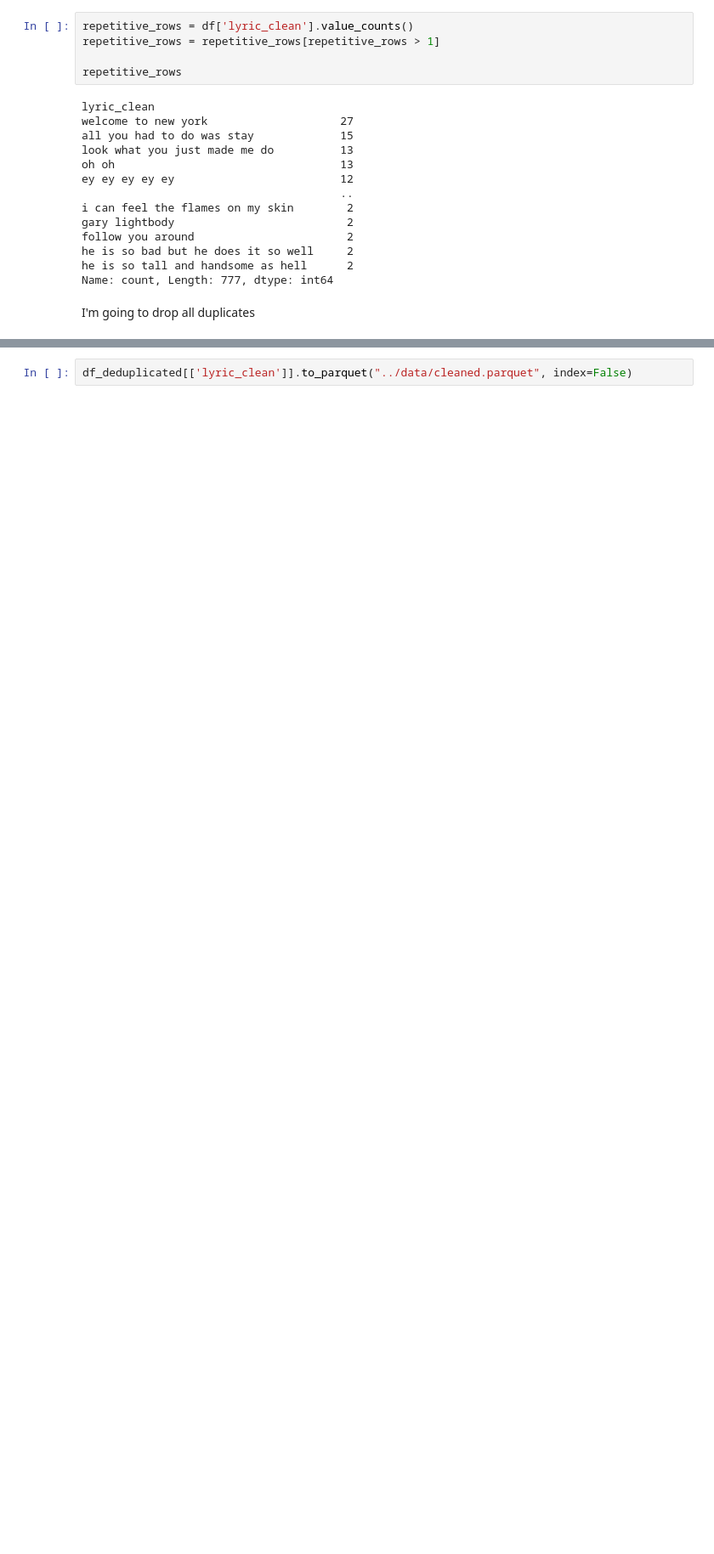
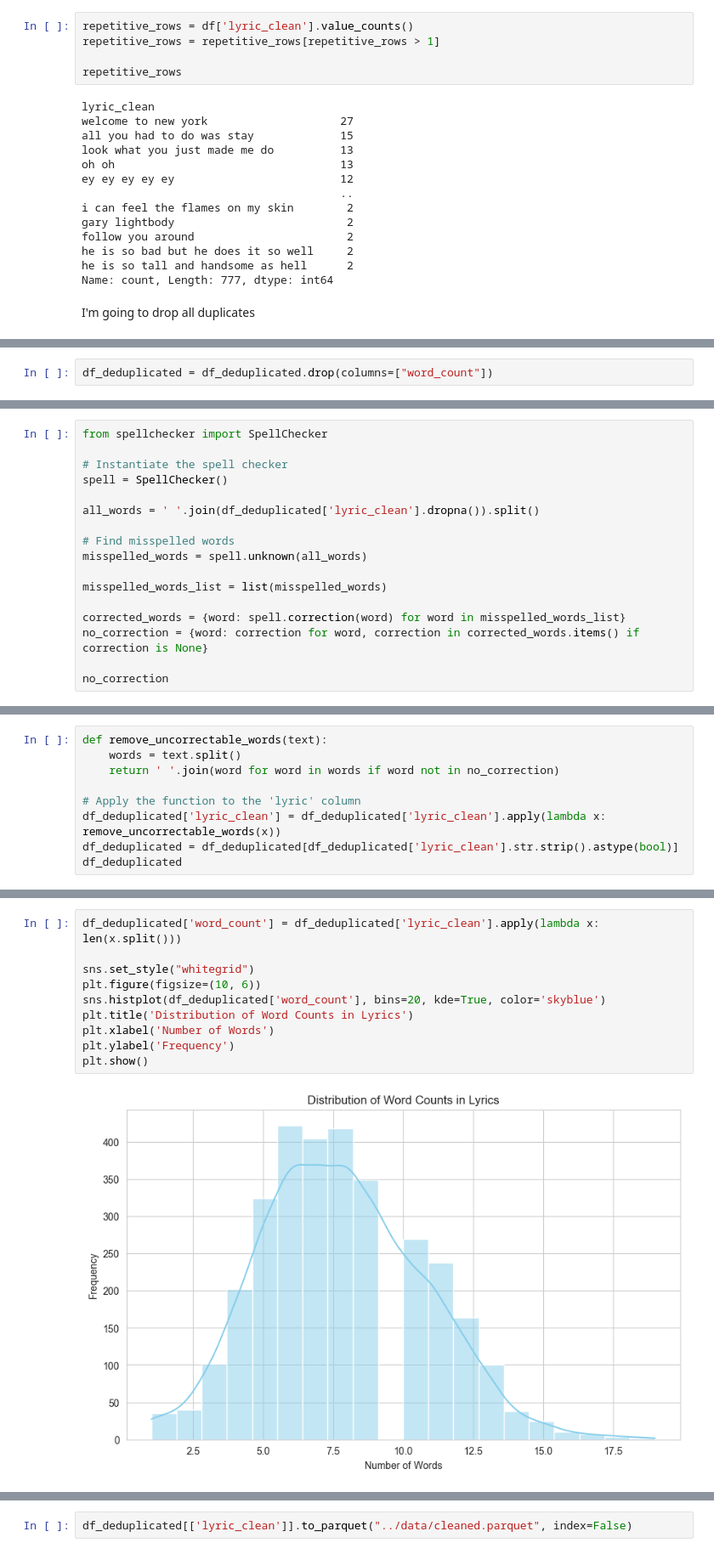
Before and after one commit to olgazju/ml_camp_2023, a Jupyter notebook: capstione_project_1/notebooks/EDA.ipynb, the cells around one changed output, grey strips where cells are left out. Shown at 85% size. Cells and saved outputs as stored; diff of their text form; blank space fills up the shorter version.

```diff
--- a/capstione_project_1/notebooks/EDA.ipynb
+++ b/capstione_project_1/notebooks/EDA.ipynb
@@ -260,0 +296,2 @@ most_common_words
+# %%
+df_deduplicated = df_deduplicated.drop(columns=["word_count"])
@@ -260,0 +300,17 @@ most_common_words
+# %%
+from spellchecker import SpellChecker
+
+# Instantiate the spell checker
+spell = SpellChecker()
+
+all_words = ' '.join(df_deduplicated['lyric_clean'].dropna()).split()
+
+# Find misspelled words
+misspelled_words = spell.unknown(all_words)
+
+misspelled_words_list = list(misspelled_words)
+
+corrected_words = {word: spell.correction(word) for word in misspelled_words_list}
+no_correction = {word: correction for word, correction in corrected_words.items() if correction is None}
+
+no_correction
@@ -260,0 +337,9 @@ most_common_words
+# %%
+def remove_uncorrectable_words(text):
+    words = text.split()
+    return ' '.join(word for word in words if word not in no_correction)
+
+# Apply the function to the 'lyric' column
+df_deduplicated['lyric_clean'] = df_deduplicated['lyric_clean'].apply(lambda x: remove_uncorrectable_words(x))
+df_deduplicated = df_deduplicated[df_deduplicated['lyric_clean'].str.strip().astype(bool)]
+df_deduplicated
@@ -260,0 +365,12 @@ most_common_words
+# %%
+df_deduplicated['word_count'] = df_deduplicated['lyric_clean'].apply(lambda x: len(x.split()))
+
+sns.set_style("whitegrid")
+plt.figure(figsize=(10, 6))
+sns.histplot(df_deduplicated['word_count'], bins=20, kde=True, color='skyblue')
+plt.title('Distribution of Word Counts in Lyrics')
+plt.xlabel('Number of Words')
+plt.ylabel('Frequency')
+plt.show()
+# %% [output]
+[figure, added]
```
Also changed, not shown: parts of 18 cells of this notebook, 3 other files.
